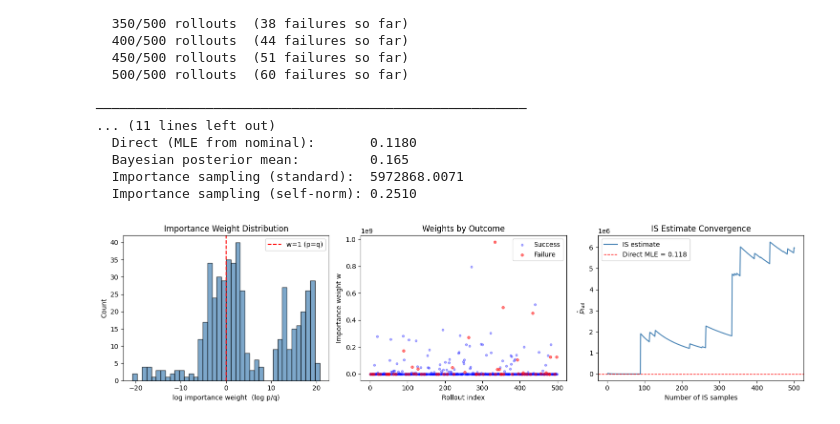
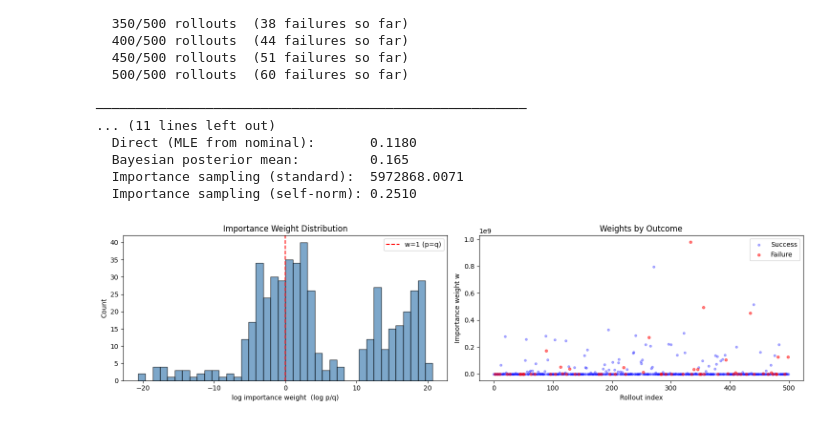
Before and after one commit to danieljiang520/StanfordRoundabout, a Jupyter notebook: traj_distribution.ipynb, the cells around one changed output. Saved outputs shown, nothing was run; the diff lists cells and outputs as text; code cells hidden in the pictures.

Commit message:
cleaned up failure prob est

```diff
--- a/traj_distribution.ipynb
+++ b/traj_distribution.ipynb
@@ -467,46 +449,34 @@ print(f"  Importance sampling (self-norm): {sn_result['p_fail_is']:.4f}")
   Importance sampling (standard):  5972868.0071
   Importance sampling (self-norm): 0.2510
 # %%
-fig, axes = plt.subplots(1, 3, figsize=(15, 4))
+fig, axes = plt.subplots(1, 2, figsize=(15, 4))
 
 # 1. Importance weight distribution
 w = is_result["weights"]
 log_w = np.log(w + 1e-300)
 axes[0].hist(log_w, bins=40, color="steelblue", edgecolor="black", alpha=0.7)
 axes[0].axvline(0, color="red", linestyle="--", label="w=1 (p=q)")
 axes[0].set_xlabel("log importance weight  (log p/q)")
 axes[0].set_ylabel("Count")
 axes[0].set_title("Importance Weight Distribution")
 axes[0].legend()
 
 # 2. Weights vs failure indicator
 fail_arr = np.array([1.0 if r["is_failure"] else 0.0 for r in is_logs])
 axes[1].scatter(
     np.arange(len(w))[fail_arr == 0], w[fail_arr == 0],
     alpha=0.3, s=10, label="Success", color="blue",
 )
 axes[1].scatter(
     np.arange(len(w))[fail_arr == 1], w[fail_arr == 1],
     alpha=0.5, s=15, label="Failure", color="red",
 )
 axes[1].set_xlabel("Rollout index")
 axes[1].set_ylabel("Importance weight w")
 axes[1].set_title("Weights by Outcome")
 axes[1].legend()
 
-# 3. Cumulative IS estimate vs sample count
-wf_cum = np.cumsum(w * fail_arr)
-idx = np.arange(1, len(w) + 1)
-running_is = wf_cum / idx
-axes[2].plot(idx, running_is, color="steelblue", linewidth=1.5, label="IS estimate")
-direct_mle = sum(1 for r in logs if r["is_failure"]) / len(logs)
-axes[2].axhline(direct_mle, color="red", linestyle="--", linewidth=1, label=f"Direct MLE = {direct_mle:.3f}")
-axes[2].set_xlabel("Number of IS samples")
-axes[2].set_ylabel("$\\hat{p}_{\\mathrm{fail}}$")
-axes[2].set_title("IS Estimate Convergence")
-axes[2].legend()
-
 plt.tight_layout()
 plt.show()
 # %% [output]
-[figure, old version]
+[figure, new version]
```
Also changed, not shown: parts of 2 cells of this notebook.
